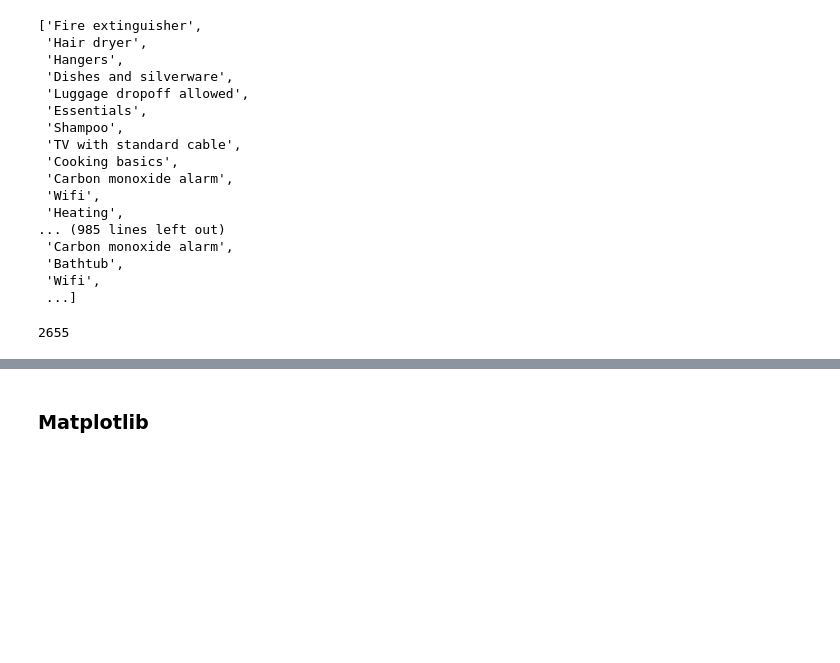
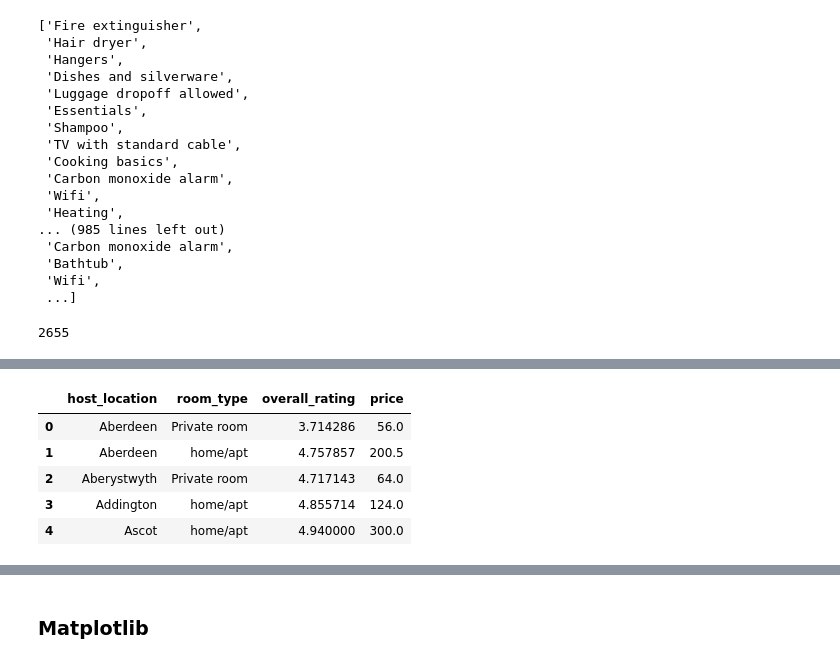
Before and after one commit to Nwanne-analytics/Airbnb_Data_Project, a Jupyter notebook: Working codes COM728.ipynb, the cells around one changed output, grey strips where cells are left out. Drawn from its saved outputs; the diff is of its cells as text; code cells hidden in the pictures; blank space fills up the shorter version.

```diff
--- a/Working codes COM728.ipynb
+++ b/Working codes COM728.ipynb
@@ -213,0 +282,3 @@ airbnb_dataset.groupby("host_location")["review_scores_rating"].mean().min() # F
+# %%
+airbnb_dataset_copy = airbnb_dataset.copy()
+airbnb_dataset_copy.head(1)
@@ -213,0 +289,2 @@ airbnb_dataset.groupby("host_location")["review_scores_rating"].mean().min() # F
+# %%
+airbnb_dataset_copy["overall_rating"] = (airbnb_dataset["review_scores_rating"]+airbnb_dataset["review_scores_accuracy"]+airbnb_dataset["review_scores_cleanliness"]+airbnb_dataset["review_scores_checkin"]+airbnb_dataset["review_scores_communication"]+airbnb_dataset["review_scores_location"]+airbnb_dataset["review_scores_value"])/7
@@ -213,0 +306,11 @@ airbnb_dataset.groupby("host_location")["review_scores_rating"].mean().min() # F
+# %%
+best_price_rating = airbnb_dataset_copy.groupby(["host_location", "room_type"])[["overall_rating", "price"]].mean().reset_index()
+best_price_rating.sort_values(["price", "overall_rating"], ascending=True, inplace=False)
+best_price_rating.head()
+# %% [output]
+|  | host_location | room_type | overall_rating | price |
+| 0 | Aberdeen | Private room | 3.714286 | 56.0 |
+| 1 | Aberdeen | home/apt | 4.757857 | 200.5 |
+| 2 | Aberystwyth | Private room | 4.717143 | 64.0 |
+| 3 | Addington | home/apt | 4.855714 | 124.0 |
+| 4 | Ascot | home/apt | 4.940000 | 300.0 |
```
Also changed, not shown: parts of 68 cells of this notebook, 1 other file.
